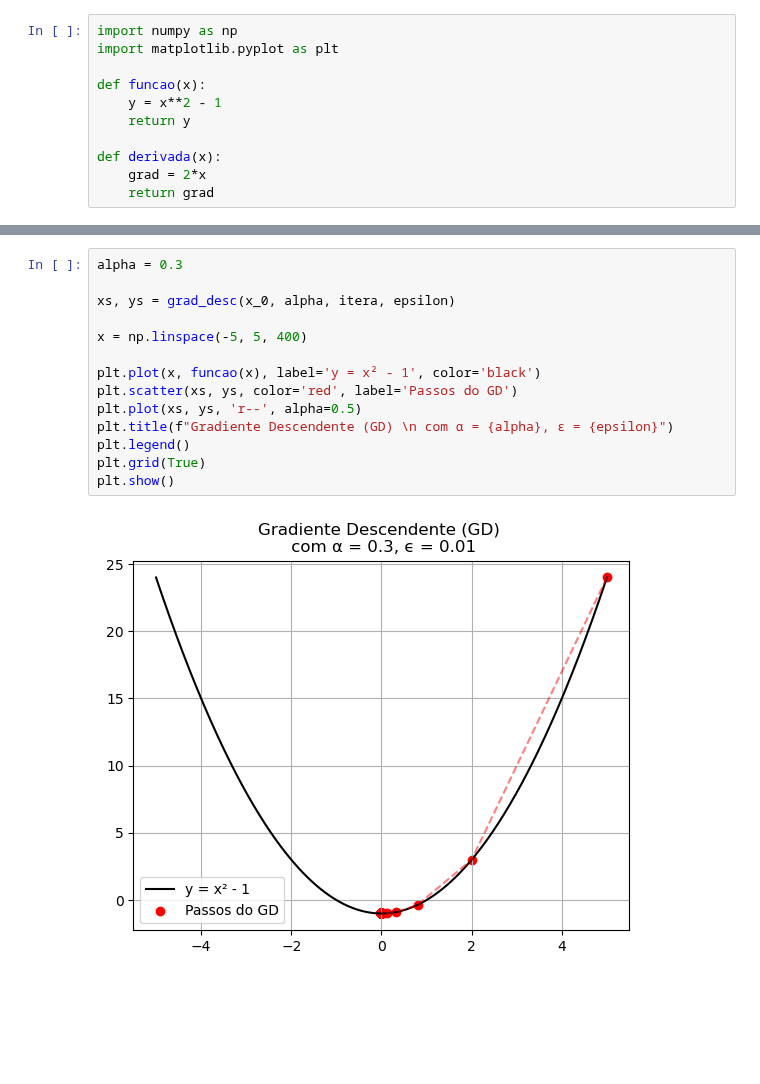
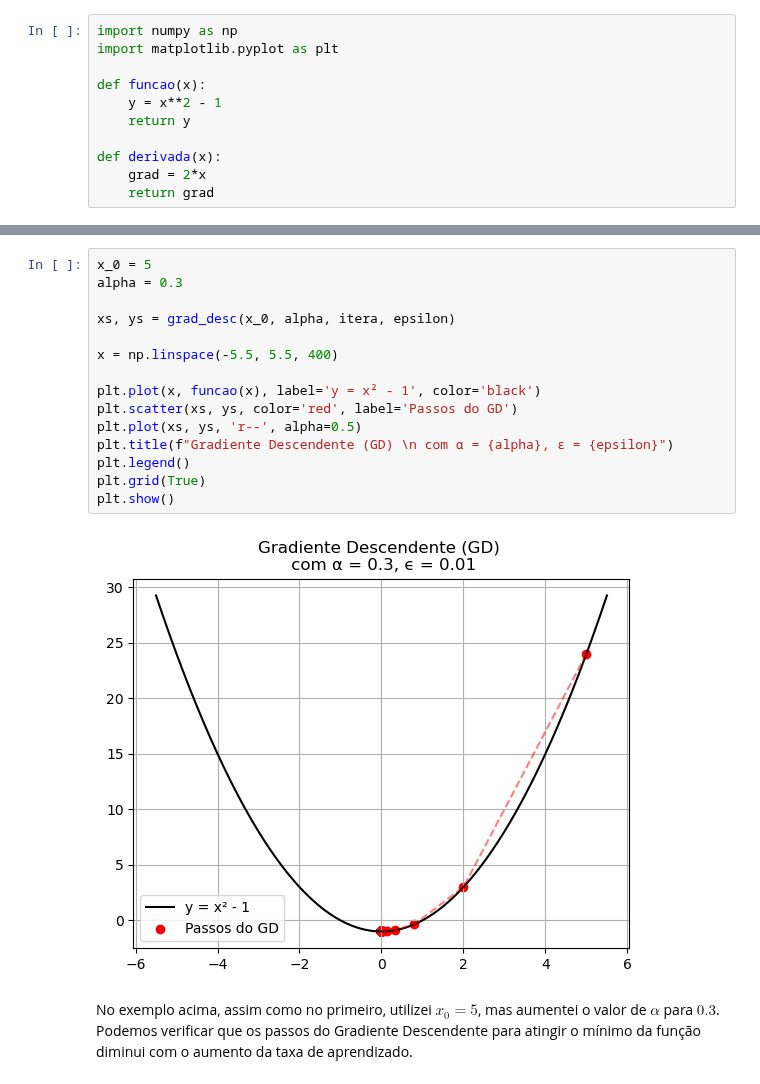
Before and after one commit to brunamendesfis/Computational_Physics, a Jupyter notebook: Redes_Neurais/Atividades/Exercício_01.ipynb, the cells around one changed output, grey strips where cells are left out. Saved outputs shown, nothing was run; the diff lists cells and outputs as text; blank space fills up the shorter version.

```diff
--- a/Redes_Neurais/Atividades/Exercício_01.ipynb
+++ b/Redes_Neurais/Atividades/Exercício_01.ipynb
@@ -55,17 +78,20 @@ plt.show()
 # %%
+x_0 = 5
 alpha = 0.3
 
 xs, ys = grad_desc(x_0, alpha, itera, epsilon)
 
-x = np.linspace(-5, 5, 400)
+x = np.linspace(-5.5, 5.5, 400)
 
 plt.plot(x, funcao(x), label='y = x² - 1', color='black')
 plt.scatter(xs, ys, color='red', label='Passos do GD')
 plt.plot(xs, ys, 'r--', alpha=0.5)
 plt.title(f"Gradiente Descendente (GD) \n com α = {alpha}, ϵ = {epsilon}")
 plt.legend()
 plt.grid(True)
 plt.show()
 # %% [output]
-[figure, old version]
+[figure, new version]
+# %% [markdown]
+No exemplo acima, assim como no primeiro, utilizei $x_{0} = 5$, mas aumentei o valor de $\alpha$ para $0.3$. Podemos verificar que os passos do Gradiente Descendente para atingir o mínimo da função diminui com o aumento da taxa de aprendizado.
 # %%
```
Also changed, not shown: parts of 6 cells of this notebook, 2 other files.
